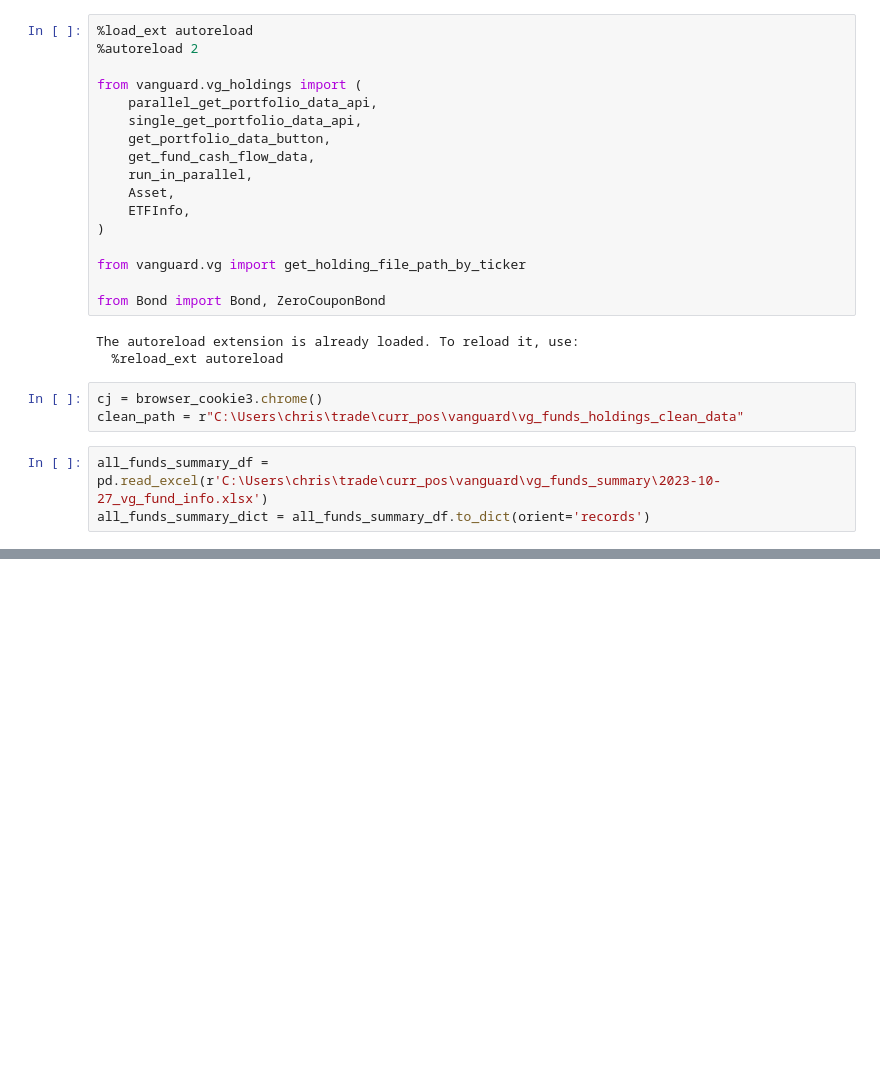
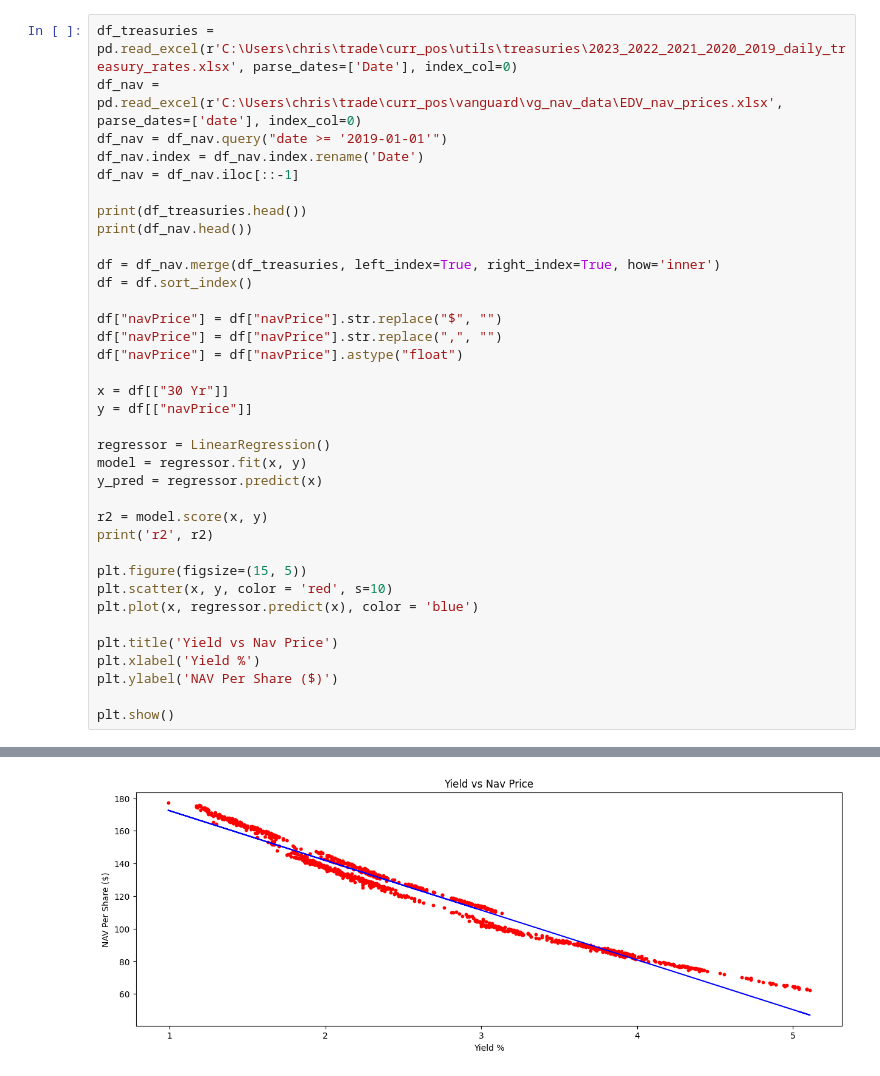
Before and after one commit to cleeclee123/ETF_Info, a Jupyter notebook: main.ipynb, the cells around one changed output, grey strips where cells are left out. Drawn from its saved outputs; the diff is of its cells as text; blank space fills up the shorter version.

```diff
--- a/main.ipynb
+++ b/main.ipynb
@@ -23,26 +15,37 @@ ModuleNotFoundError: No module named 'vg_all_funds'
-# %%
-%load_ext autoreload
-%autoreload 2
-
-from vanguard.vg_holdings import (
-    parallel_get_portfolio_data_api,
-    single_get_portfolio_data_api,
-    get_portfolio_data_button,
-    get_fund_cash_flow_data,
-    run_in_parallel,
-    Asset,
-    ETFInfo,
-)
-
-from vanguard.vg import get_holding_file_path_by_ticker
-
-from Bond import Bond, ZeroCouponBond
-# %% [output]
-The autoreload extension is already loaded. To reload it, use:
-  %reload_ext autoreload
-# %%
-cj = browser_cookie3.chrome()
-clean_path = r"C:\Users\chris\trade\curr_pos\vanguard\vg_funds_holdings_clean_data"
-# %%
-all_funds_summary_df = pd.read_excel(r'C:\Users\chris\trade\curr_pos\vanguard\vg_funds_summary\2023-10-27_vg_fund_info.xlsx')
-all_funds_summary_dict = all_funds_summary_df.to_dict(orient='records')
+# %%
+df_treasuries = pd.read_excel(r'C:\Users\chris\trade\curr_pos\utils\treasuries\2023_2022_2021_2020_2019_daily_treasury_rates.xlsx', parse_dates=['Date'], index_col=0)
+df_nav = pd.read_excel(r'C:\Users\chris\trade\curr_pos\vanguard\vg_nav_data\EDV_nav_prices.xlsx', parse_dates=['date'], index_col=0)
+df_nav = df_nav.query("date >= '2019-01-01'")
+df_nav.index = df_nav.index.rename('Date')
+df_nav = df_nav.iloc[::-1]
+
+print(df_treasuries.head())
+print(df_nav.head())
+
+df = df_nav.merge(df_treasuries, left_index=True, right_index=True, how='inner')
+df = df.sort_index()
+
+df["navPrice"] = df["navPrice"].str.replace("$", "")
+df["navPrice"] = df["navPrice"].str.replace(",", "")
+df["navPrice"] = df["navPrice"].astype("float")
+
+x = df[["30 Yr"]]
+y = df[["navPrice"]]
+
+regressor = LinearRegression()
+model = regressor.fit(x, y)
+y_pred = regressor.predict(x)
+
+r2 = model.score(x, y)
+print('r2', r2)
+
+plt.figure(figsize=(15, 5))
+plt.scatter(x, y, color = 'red', s=10)
+plt.plot(x, regressor.predict(x), color = 'blue')
+
+plt.title('Yield vs Nav Price')
+plt.xlabel('Yield %')
+plt.ylabel('NAV Per Share ($)')
+
+plt.show()
+# %% [output]
@@ -49 +69,2 @@ all_funds_summary_dict = all_funds_summary_df.to_dict(orient='records')
+[figure, added]
 # %%
```
Also changed, not shown: parts of 9 cells of this notebook, 41 other files.
